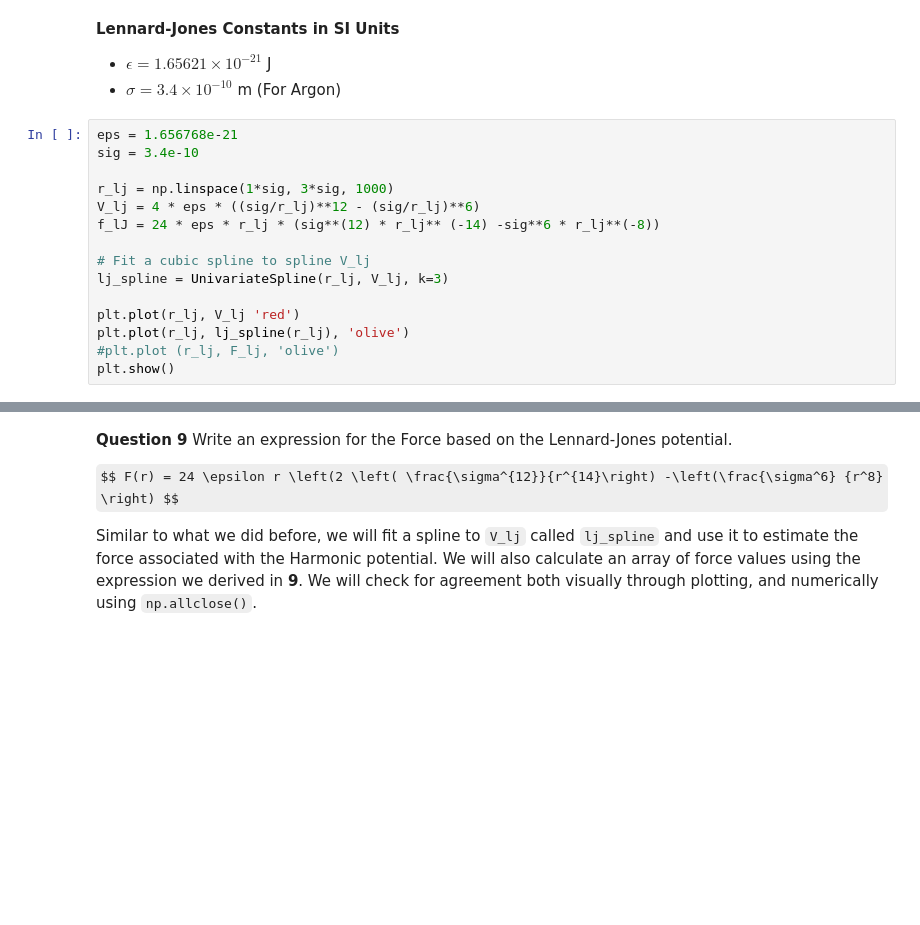
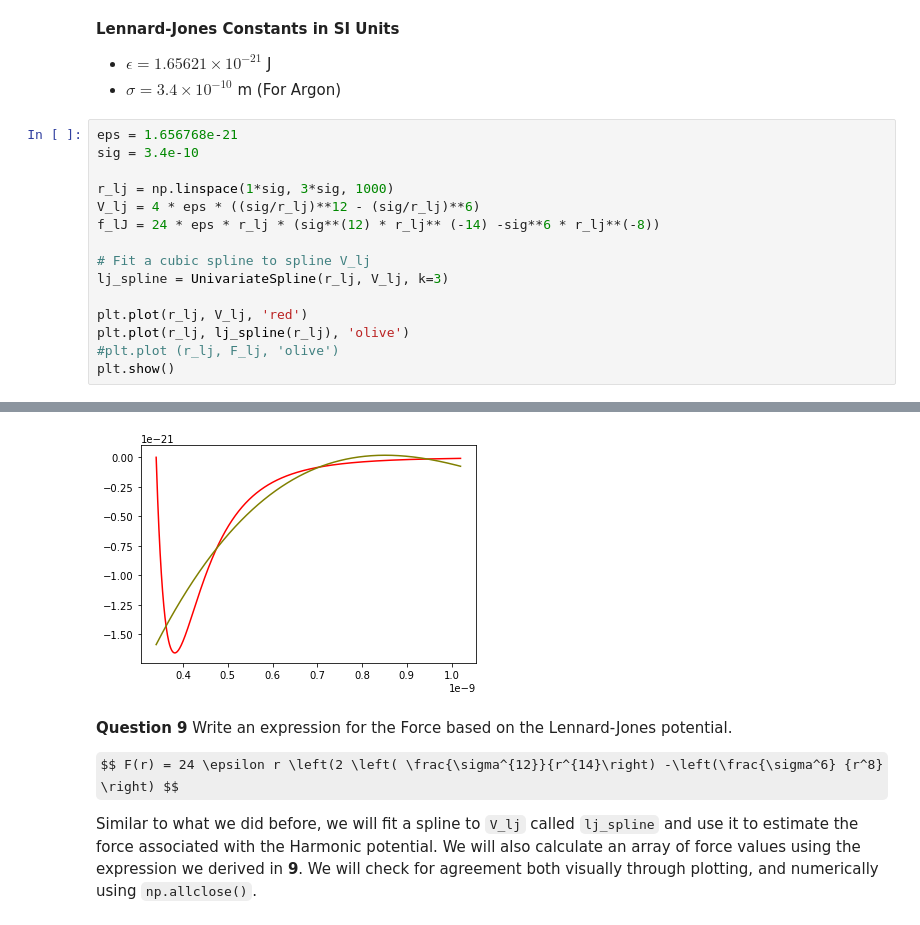
Before and after one commit to FoleyLab/Chem_3150, a Jupyter notebook: Dwayne/3150 Lab 1 - Pair Potentials.ipynb, the cells around one changed output, grey strips where cells are left out. Cells and saved outputs as stored; diff of their text form; some formulas as TeX source; blank space fills up the shorter version.

```diff
--- a/Dwayne/3150 Lab 1 - Pair Potentials.ipynb
+++ b/Dwayne/3150 Lab 1 - Pair Potentials.ipynb
@@ -234,7 +234,7 @@ f_lJ = 24 * eps * r_lj * (sig**(12) * r_lj** (-14) -sig**6 * r_lj**(-8))
 # Fit a cubic spline to spline V_lj
 lj_spline = UnivariateSpline(r_lj, V_lj, k=3)
 
-plt.plot(r_lj, V_lj 'red')
+plt.plot(r_lj, V_lj, 'red')
 plt.plot(r_lj, lj_spline(r_lj), 'olive')
 #plt.plot (r_lj, F_lj, 'olive')
 plt.show()
@@ -243,3 +242,4 @@ SyntaxError: invalid syntax (<ipython-input-14-5da1e6702d66>, line 11)
+[figure, added]
 # %% [markdown]
 **Question 9** Write an expression for the Force based on the Lennard-Jones potential.
 
```
Also changed, not shown: parts of 1 cell of this notebook.
